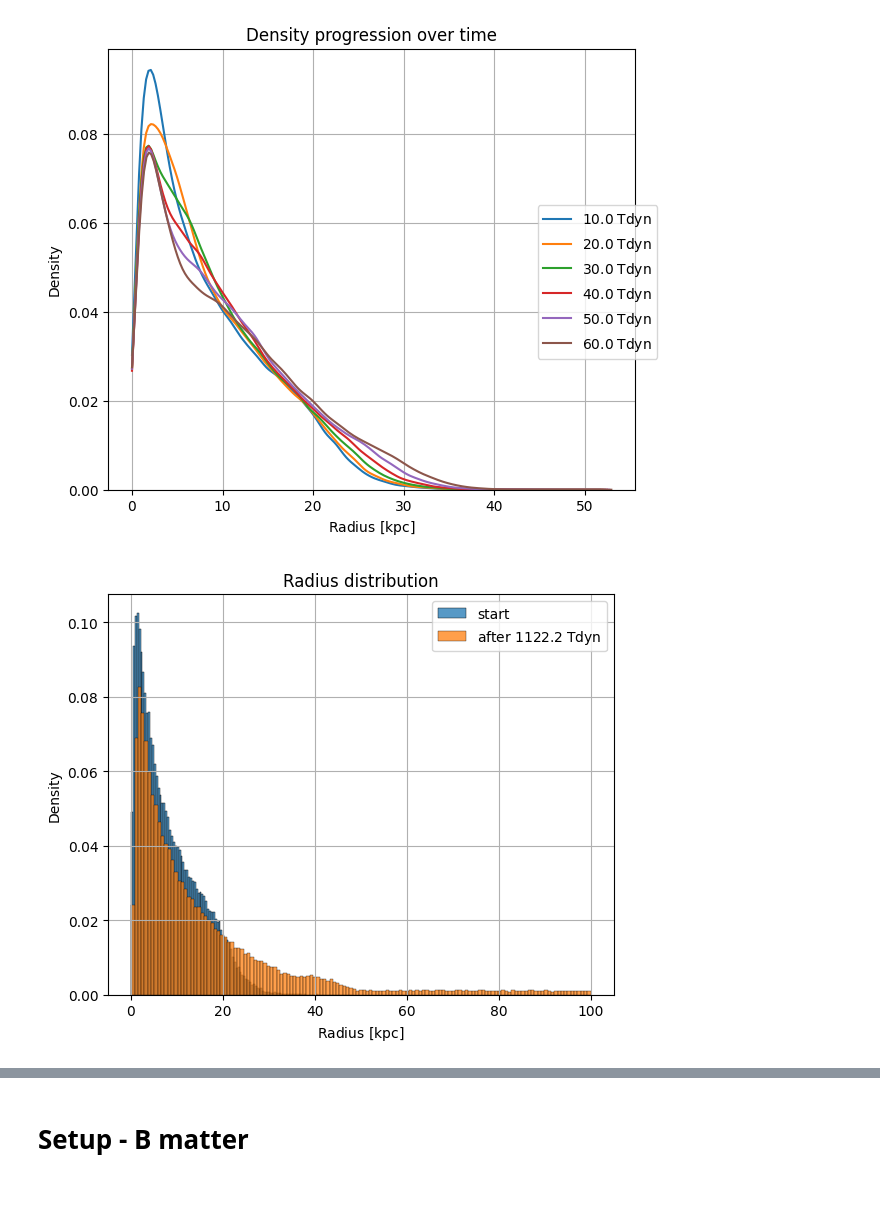
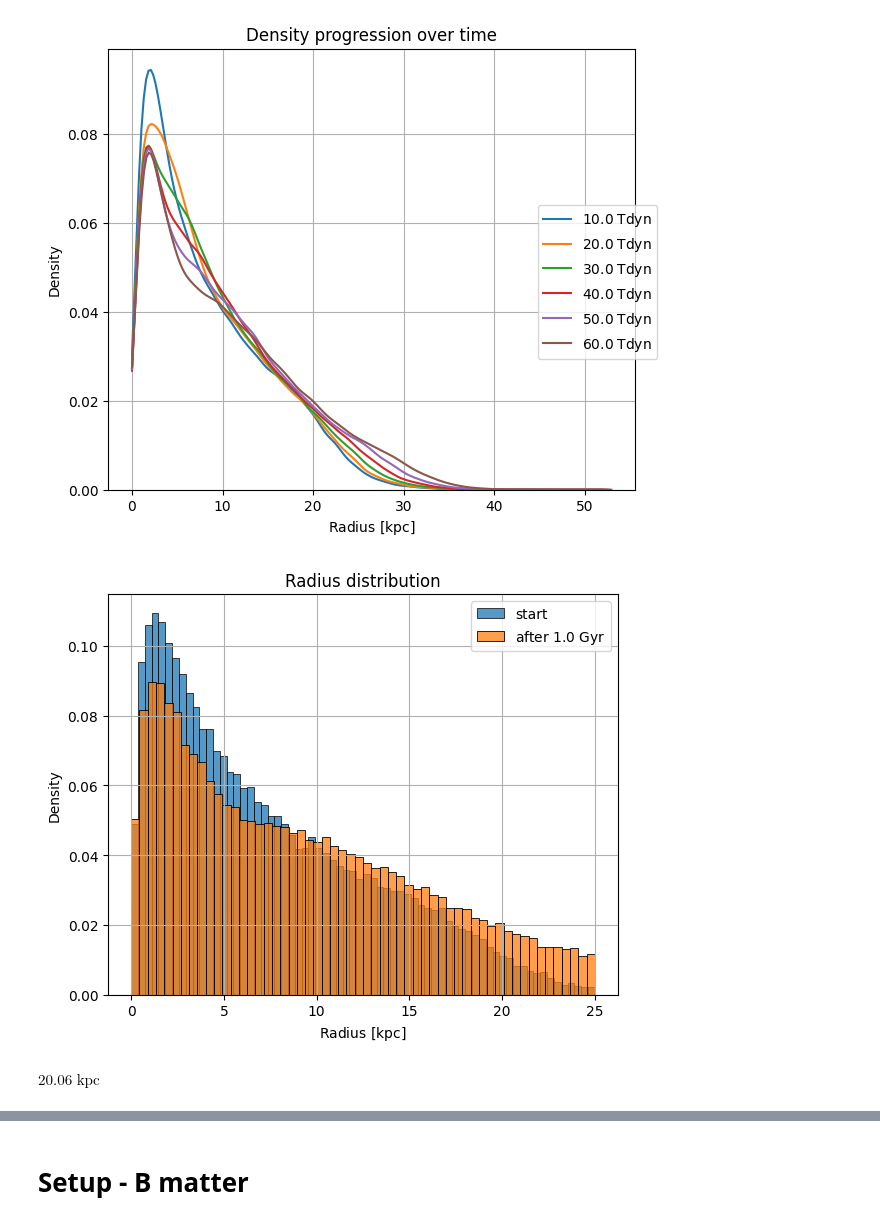
Before and after one commit to Rotem-Barnea/pySIDM, a Jupyter notebook: analysis/run.ipynb, the cells around one changed output, grey strips where cells are left out. Cells and saved outputs as stored; diff of their text form; code cells hidden in the pictures; blank space fills up the shorter version.

```diff
--- a/analysis/run.ipynb
+++ b/analysis/run.ipynb
@@ -22,15 +22,15 @@ from src.background import Mass_Distribution
 # %%
 # Mtot = 1.0e10 * Msun #Default halo mass in solar masses (Msun).
 # Rs = 2.68441 * kpc #kpc
-# c = 17
 Mtot_dm = units.Quantity(1.15e9,'Msun')
 # Mtot_dm = units.Quantity(1.15e10,'Msun')
 Mtot_b = units.Quantity(1e5,'Msun')
 Rs = units.Quantity(1.18,'kpc')
 # Rs = units.Quantity(0.715,'kpc')
-c = 19
-sigma = units.Quantity(50,'cm^2/gram')
-# sigma = units.Quantity(0,'cm^2/gram')
+c = 17
+# c = 19
+# sigma = units.Quantity(50,'cm^2/gram')
+sigma = units.Quantity(0,'cm^2/gram')
 # %% [markdown]
 # Setup - DM
 # %%
@@ -64,6 +57,10 @@ halo.plot_r_density_over_time(clip=units.Quantity([0,70],'kpc'));
 # %% [output]
 [figure]
 # %%
-halo.plot_before_after_histogram(key='r',x_units='kpc',x_range=units.Quantity([0,100],'kpc'));
+halo.plot_before_after_histogram(key='r',x_units='kpc',time_units='Gyr',x_range=units.Quantity([0,25],'kpc'));
 # %% [output]
-[figure, old version]
+[figure, new version]
+# %%
+density.Rvir
+# %% [output]
+$20.06 \; \mathrm{kpc}$
```
Also changed, not shown: parts of 14 cells of this notebook, 3 other files.
